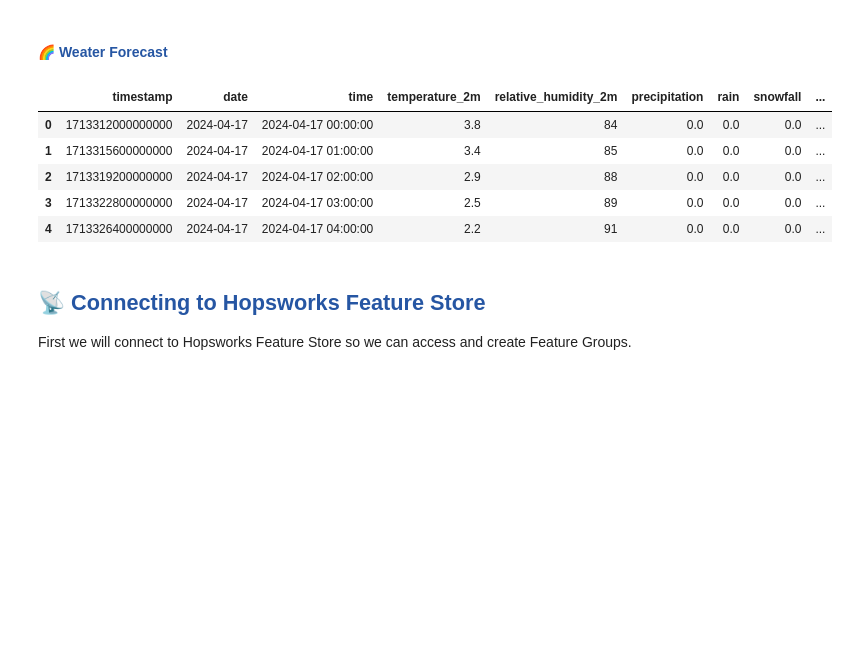
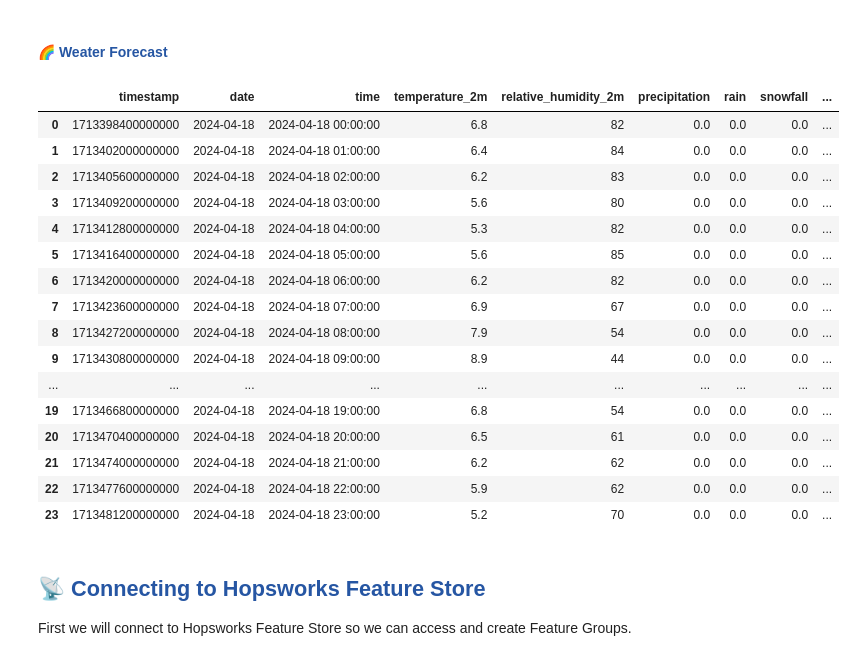
Before and after one commit to Camillahannesbo/BDS_MLOPs_Assignment, a Jupyter notebook: notebooks/2_feature_pipeline copy.ipynb, the cells around one changed output. Saved outputs shown, nothing was run; the diff lists cells and outputs as text; code cells hidden in the pictures; blank space fills up the shorter version.

```diff
--- a/notebooks/2_feature_pipeline copy.ipynb
+++ b/notebooks/2_feature_pipeline copy.ipynb
@@ -90,14 +109,25 @@ weather_forecast_df = weater_measures.forecast_weater_measures(
 )
 # %%
 # Display the first 5 rows of the dataframe
-weather_forecast_df.head()
+weather_forecast_df
 # %% [output]
 |  | timestamp | date | time | temperature_2m | relative_humidity_2m | precipitation | rain | snowfall | ... |
-| 0 | 1713312000000000 | 2024-04-17 | 2024-04-17 00:00:00 | 3.8 | 84 | 0.0 | 0.0 | 0.0 | ... |
-| 1 | 1713315600000000 | 2024-04-17 | 2024-04-17 01:00:00 | 3.4 | 85 | 0.0 | 0.0 | 0.0 | ... |
-| 2 | 1713319200000000 | 2024-04-17 | 2024-04-17 02:00:00 | 2.9 | 88 | 0.0 | 0.0 | 0.0 | ... |
-| 3 | 1713322800000000 | 2024-04-17 | 2024-04-17 03:00:00 | 2.5 | 89 | 0.0 | 0.0 | 0.0 | ... |
-| 4 | 1713326400000000 | 2024-04-17 | 2024-04-17 04:00:00 | 2.2 | 91 | 0.0 | 0.0 | 0.0 | ... |
+| 0 | 1713398400000000 | 2024-04-18 | 2024-04-18 00:00:00 | 6.8 | 82 | 0.0 | 0.0 | 0.0 | ... |
+| 1 | 1713402000000000 | 2024-04-18 | 2024-04-18 01:00:00 | 6.4 | 84 | 0.0 | 0.0 | 0.0 | ... |
+| 2 | 1713405600000000 | 2024-04-18 | 2024-04-18 02:00:00 | 6.2 | 83 | 0.0 | 0.0 | 0.0 | ... |
+| 3 | 1713409200000000 | 2024-04-18 | 2024-04-18 03:00:00 | 5.6 | 80 | 0.0 | 0.0 | 0.0 | ... |
+| 4 | 1713412800000000 | 2024-04-18 | 2024-04-18 04:00:00 | 5.3 | 82 | 0.0 | 0.0 | 0.0 | ... |
+| 5 | 1713416400000000 | 2024-04-18 | 2024-04-18 05:00:00 | 5.6 | 85 | 0.0 | 0.0 | 0.0 | ... |
+| 6 | 1713420000000000 | 2024-04-18 | 2024-04-18 06:00:00 | 6.2 | 82 | 0.0 | 0.0 | 0.0 | ... |
+| 7 | 1713423600000000 | 2024-04-18 | 2024-04-18 07:00:00 | 6.9 | 67 | 0.0 | 0.0 | 0.0 | ... |
+| 8 | 1713427200000000 | 2024-04-18 | 2024-04-18 08:00:00 | 7.9 | 54 | 0.0 | 0.0 | 0.0 | ... |
+| 9 | 1713430800000000 | 2024-04-18 | 2024-04-18 09:00:00 | 8.9 | 44 | 0.0 | 0.0 | 0.0 | ... |
+| ... | ... | ... | ... | ... | ... | ... | ... | ... | ... |
+| 19 | 1713466800000000 | 2024-04-18 | 2024-04-18 19:00:00 | 6.8 | 54 | 0.0 | 0.0 | 0.0 | ... |
+| 20 | 1713470400000000 | 2024-04-18 | 2024-04-18 20:00:00 | 6.5 | 61 | 0.0 | 0.0 | 0.0 | ... |
+| 21 | 1713474000000000 | 2024-04-18 | 2024-04-18 21:00:00 | 6.2 | 62 | 0.0 | 0.0 | 0.0 | ... |
+| 22 | 1713477600000000 | 2024-04-18 | 2024-04-18 22:00:00 | 5.9 | 62 | 0.0 | 0.0 | 0.0 | ... |
+| 23 | 1713481200000000 | 2024-04-18 | 2024-04-18 23:00:00 | 5.2 | 70 | 0.0 | 0.0 | 0.0 | ... |
 # %% [markdown]
 ## <span style="color:#2656a3;"> 📡 Connecting to Hopsworks Feature Store
 
```
Also changed, not shown: parts of 9 cells of this notebook, 3 other files.
